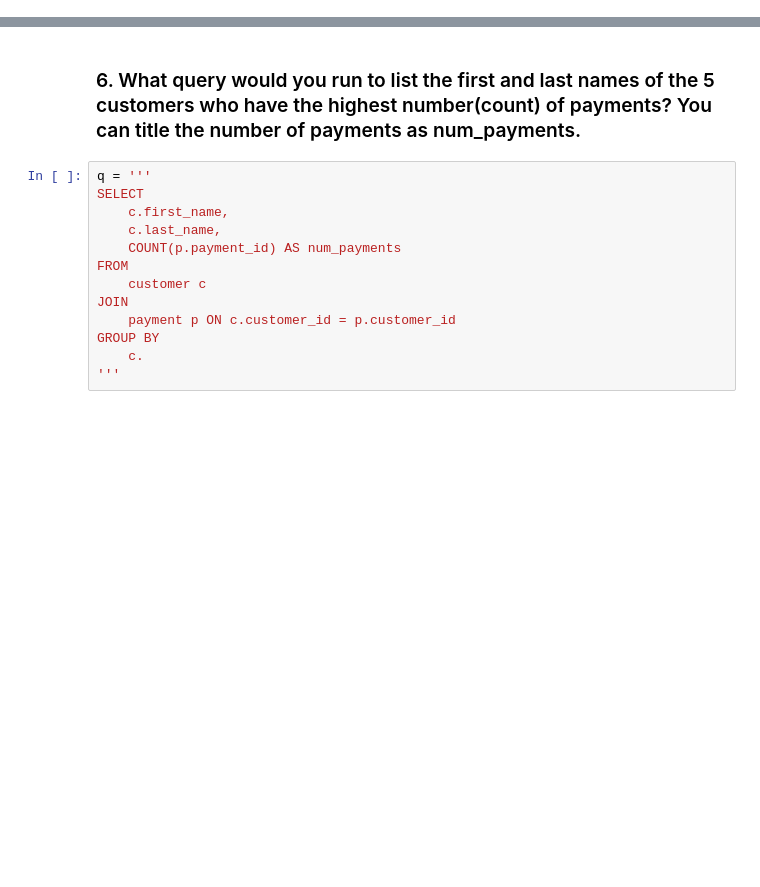
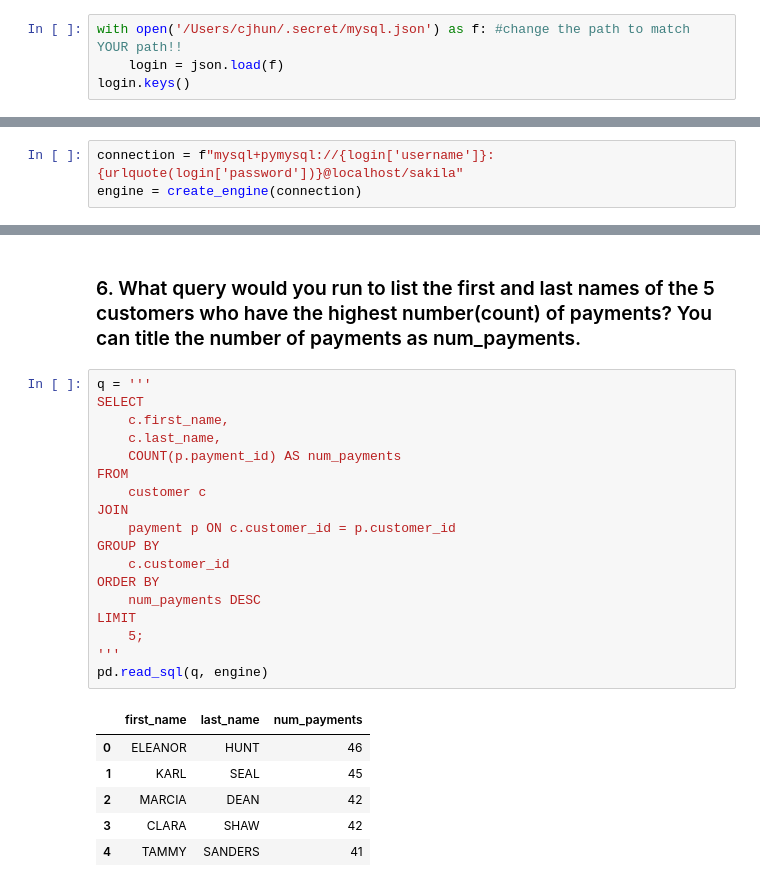
Before and after one commit to chrishunt11/Sakila, a Jupyter notebook: Sakila-Core.ipynb, the cells around one changed output, grey strips where cells are left out. Drawn from its saved outputs; the diff is of its cells as text; blank space fills up the shorter version.

```diff
--- a/Sakila-Core.ipynb
+++ b/Sakila-Core.ipynb
@@ -17,0 +11,4 @@ engine = create_engine(connection)
+# %%
+with open('/Users/cjhun/.secret/mysql.json') as f: #change the path to match YOUR path!!
+    login = json.load(f)
+login.keys()
@@ -18,3 +17,6 @@ engine = create_engine(connection)
+# %%
+connection = f"mysql+pymysql://{login['username']}:{urlquote(login['password'])}@localhost/sakila"
+engine = create_engine(connection)
 # %%
 engine
 # %% [output]
@@ -160,13 +162,25 @@ pd.read_sql(q, engine)
 # %%
 q = '''
 SELECT
     c.first_name,
     c.last_name,
     COUNT(p.payment_id) AS num_payments
 FROM
     customer c
 JOIN
     payment p ON c.customer_id = p.customer_id
 GROUP BY
-    c.
+    c.customer_id
+ORDER BY
+    num_payments DESC
+LIMIT
+    5;
 '''
+pd.read_sql(q, engine)
+# %% [output]
+|  | first_name | last_name | num_payments |
+| 0 | ELEANOR | HUNT | 46 |
+| 1 | KARL | SEAL | 45 |
+| 2 | MARCIA | DEAN | 42 |
+| 3 | CLARA | SHAW | 42 |
+| 4 | TAMMY | SANDERS | 41 |
```
Also changed, not shown: parts of 4 cells of this notebook.
